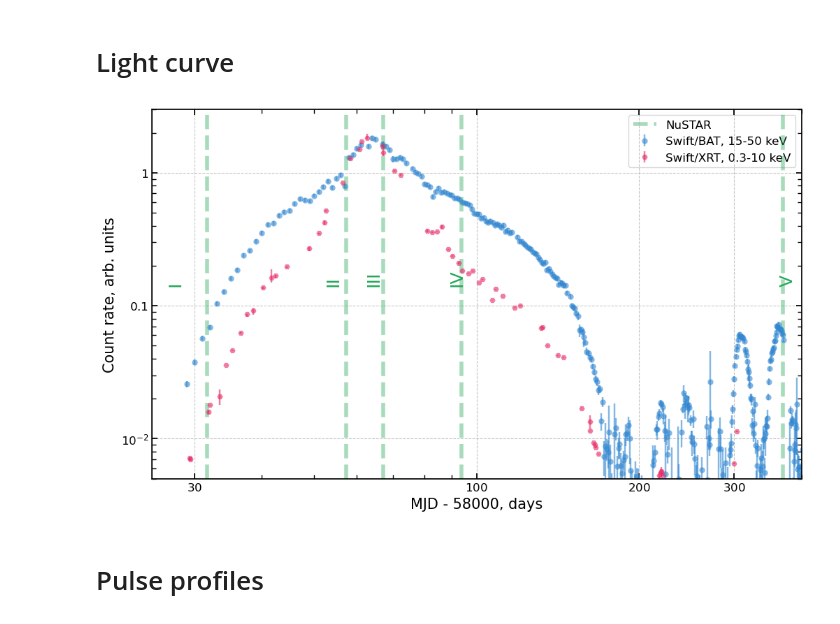
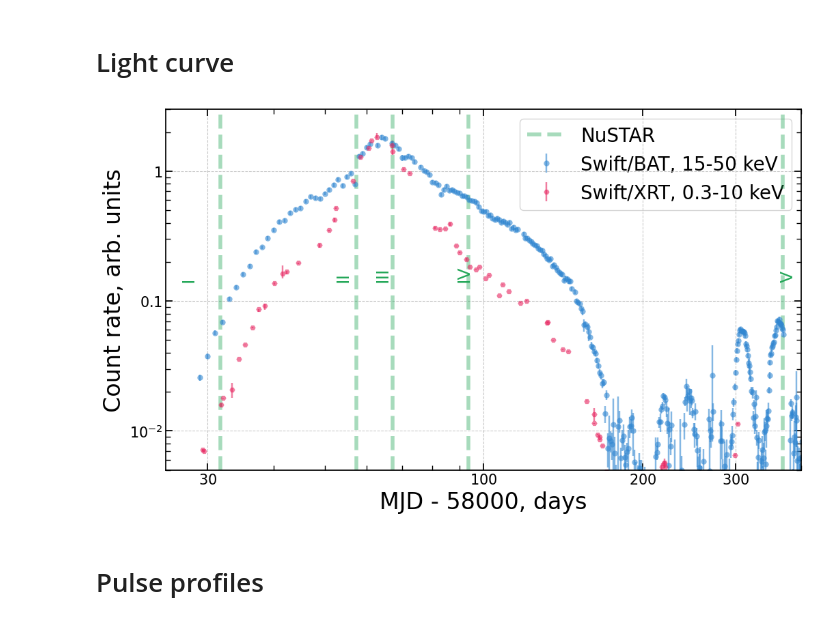
Before and after one commit to SergeiDBykov/nustar_sj0243, a Jupyter notebook: results/0_light_curve.ipynb, the cells around one changed output. Drawn from its saved outputs; the diff is of its cells as text; code cells hidden in the pictures.

```diff
--- a/results/0_light_curve.ipynb
+++ b/results/0_light_curve.ipynb
@@ -34,37 +34,37 @@ ax.errorbar(bat_mjd-MJD_REF, bat_rate, bat_error,
             label="Swift/BAT, 15-50 keV", color="C0", fmt = 'o', ms = 6, alpha = 0.6)
 
 ax.errorbar(xrt_mjd-MJD_REF, xrt_rate, xrt_error,
             label="Swift/XRT, 0.3-10 keV", color="C1", fmt = 'H', ms = 6, alpha = 0.6)
 
 
 for ii, ObsID in enumerate(ObsList_bright):
     mjd = mjd_val[ObsID]-MJD_REF
     ax.axvline(
         mjd,
         label = None if ii!=0 else 'NuSTAR',
         color = 'C2',
         lw=4,
         ls='--',
         alpha = 0.4,
     )
     ax.annotate(ObsAlias[ObsID].split()[0], (mjd-5, 0.15), color = 'C2', fontsize = 18, rotation = 90)
 
 ax.set_xlim(25, 400)
 ax.set_ylim(5e-3, 3)
-ax.set_xlabel(f"MJD - {MJD_REF}, days")
-ax.set_ylabel("Count rate, arb. units")
+ax.set_xlabel(f"MJD - {MJD_REF}, days", fontsize = 24)
+ax.set_ylabel("Count rate, arb. units", fontsize = 24)
 ax.set_yscale("log")
 ax.set_xscale("log")
 ax.set_xticks([30,100,200, 300])
 ax.get_xaxis().set_major_formatter(matplotlib.ticker.ScalarFormatter())
-l = ax.legend()
+l = ax.legend(fontsize = 20)
 l.set_zorder(-1)
 
 plt.show()
 fig.tight_layout()
 fig.savefig(plot_path+ 'lightcurve.pdf')
 # %% [output]
-[figure, old version]
+[figure, new version]
 # %% [markdown]
 # Pulse profiles
 # %%
```
Also changed, not shown: 11 other files.
